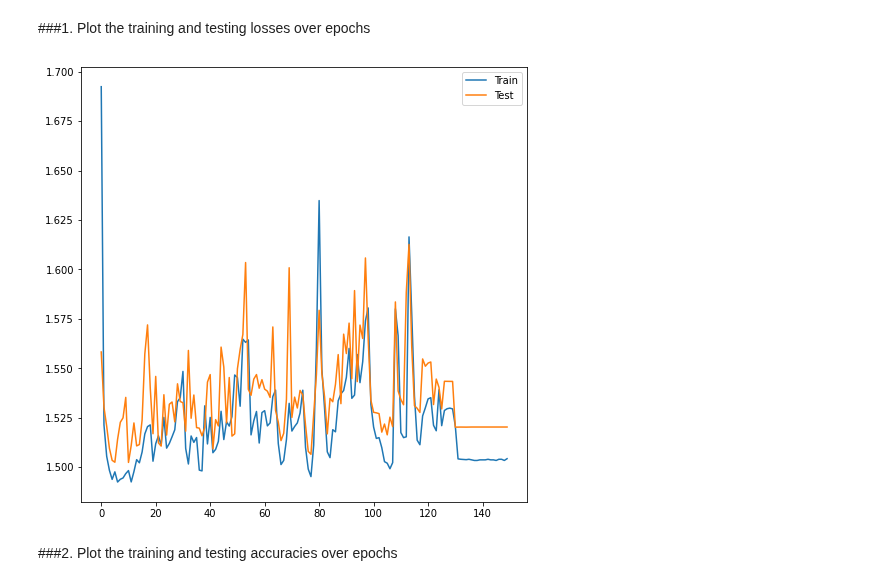
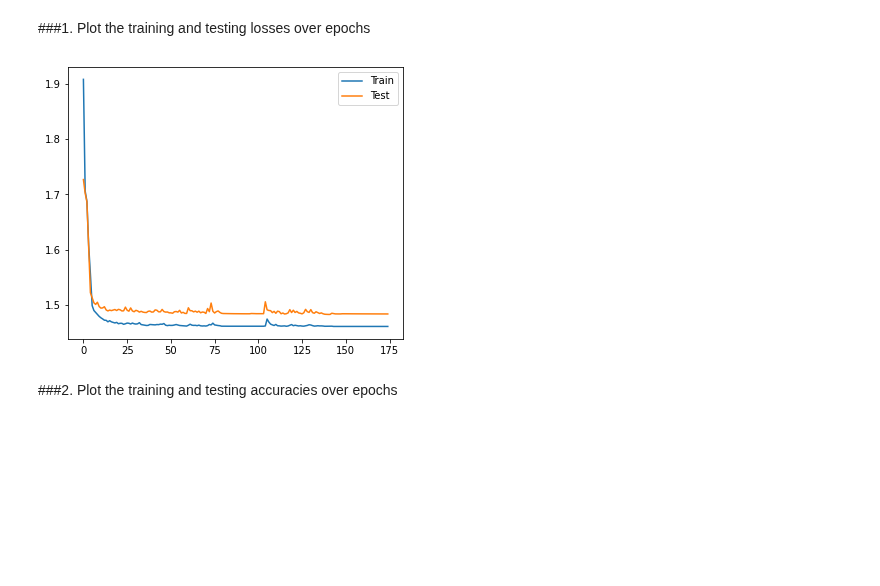
Before and after one commit to borybory/MachineLearningProject, a Jupyter notebook: 11/assignment-11.ipynb, the cells around one changed output. Saved outputs shown, nothing was run; the diff lists cells and outputs as text; code cells hidden in the pictures; blank space fills up the shorter version.

```diff
--- a/11/assignment-11.ipynb
+++ b/11/assignment-11.ipynb
@@ -117,10 +106,9 @@ class MyModel(nn.Module):
         return x
 # %%
 # Definition of hyper parameters
-learning_rate_value = 0.003
+learning_rate_value = 0.0005
 batch_size = 64
-epochs = 150
-# learning rate가 약간 커서 낮게 converge됨. - 0.003+150 or 0.002+100 시도하기
+epochs = 175
 
 USE_CUDA = torch.cuda.is_available()
 device = torch.device("cuda" if USE_CUDA else "cpu")
@@ -241,13 +230,13 @@ tot_acc = pd.DataFrame(con_acc).set_index('accuracy')
 # %% [markdown]
 ###1. Plot the training and testing losses over epochs
 # %%
-plt.figure(figsize=(8,8))
+plt.figure(figsize=(6,5))
 plt.plot(train_loss)
 plt.plot(test_loss)
 plt.legend(['Train', 'Test'])
 plt.show()
 # %% [output]
-[figure, old version]
+[figure, new version]
 # %% [markdown]
 ###2. Plot the training and testing accuracies over epochs
 # %%
```
Also changed, not shown: parts of 9 cells of this notebook, 2 other files.
